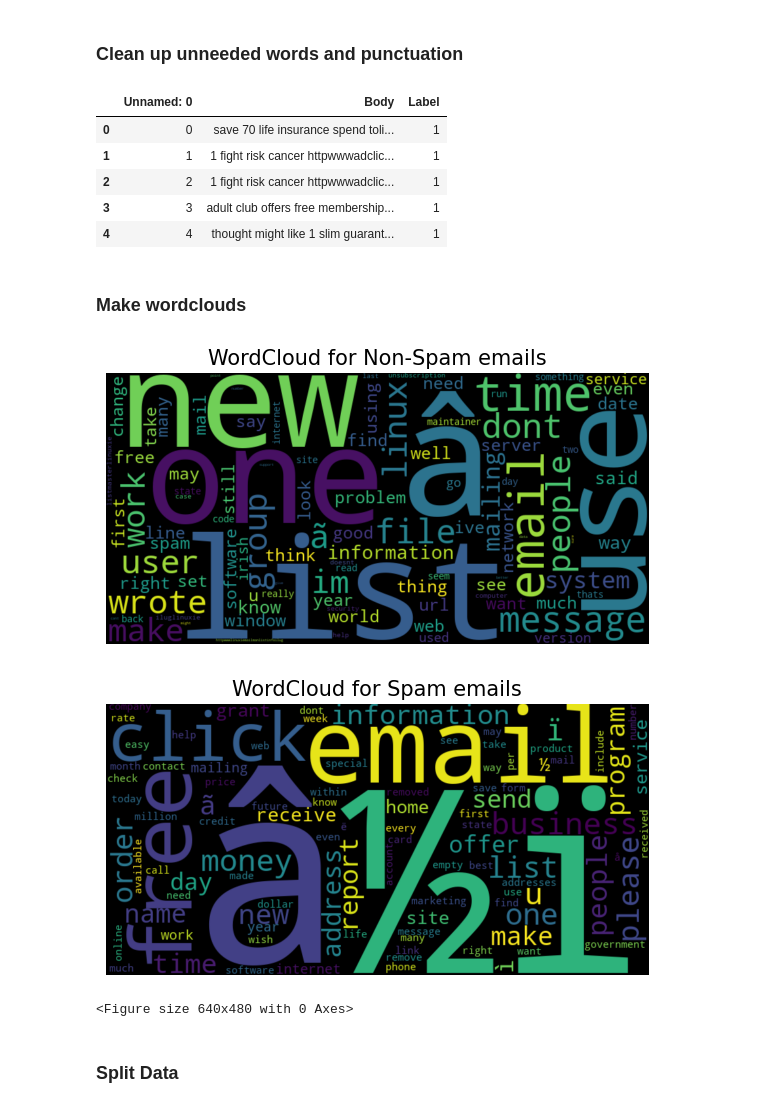
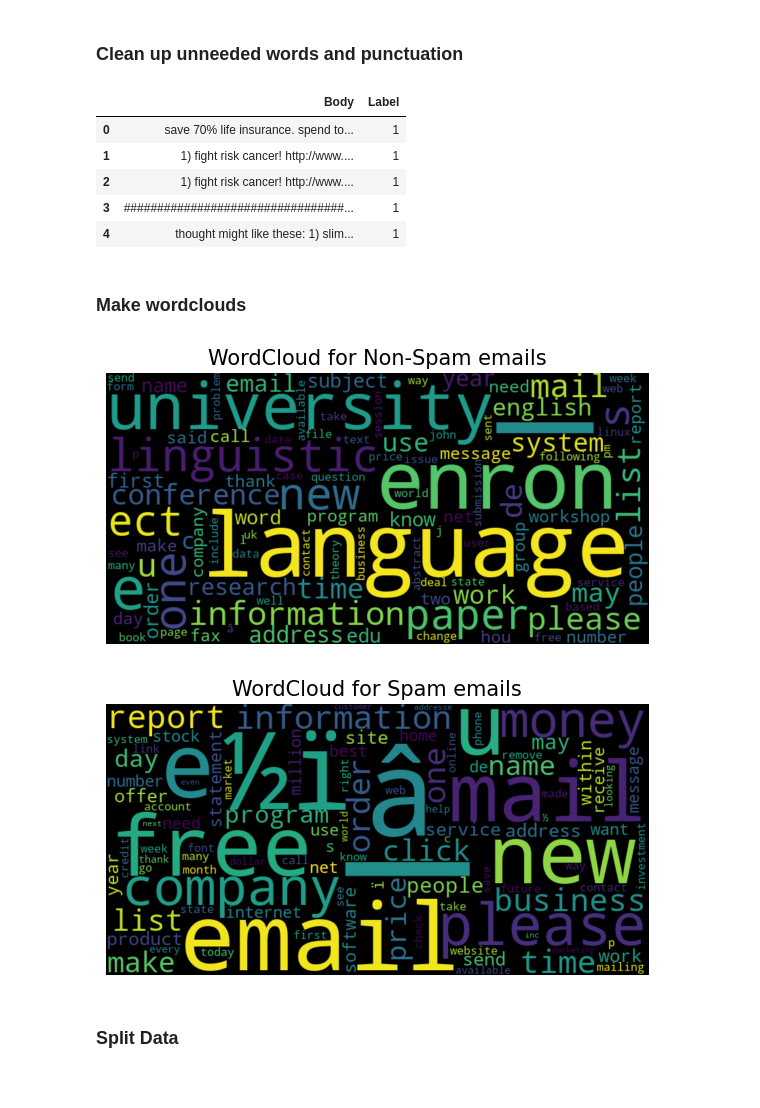
Before and after one commit to PopsicleMud/spam_detection, a Jupyter notebook: spam_detection.ipynb, the cells around one changed output. Drawn from its saved outputs; the diff is of its cells as text; code cells hidden in the pictures.

```diff
--- a/spam_detection.ipynb
+++ b/spam_detection.ipynb
@@ -88,0 +93,4 @@ Index(['Unnamed: 0', 'Body', 'Label'], dtype='object')
+# %%
+df_combined = pd.concat([df_sa, df_enron, df_ling])
+df_combined.drop('Unnamed: 0', axis = 1, inplace=True)
+df_combined.head()
@@ -100,11 +114,11 @@ Ratio of ~ 2:1, not imbalanced enough to require over or under sampling
 ### Clean up unneeded words and punctuation
 # %%
 # remove blanks
-df_sa = df_sa.dropna()
+df_combined = df_combined.dropna()
 
 #  remove the word "Subject" from every email
 
-df_sa['Body'] = df_sa['Body'].str.replace('Subject', '')
+df_combined['Body'] = df_combined['Body'].str.replace('Subject', '')
 
 # remove punctuation
 punctuations_list = string.punctuation
@@ -112,7 +126,7 @@ def remove_punctuations(text):
     temp = str.maketrans('', '', punctuations_list)
     return text.translate(temp)
 
-df_sa['Body']= df_sa['Body'].apply(lambda x: remove_punctuations(x))
+df_sa['Body']= df_combined['Body'].apply(lambda x: remove_punctuations(x))
 
 # remove "stopwords"
 def remove_stopwords(text):
@@ -132,44 +146,43 @@ def remove_stopwords(text):
 	return output
 
 
-df_sa['Body'] = df_sa['Body'].apply(lambda text: remove_stopwords(text))
-df_sa.head()
+df_combined['Body'] = df_combined['Body'].apply(lambda text: remove_stopwords(text))
+df_combined.head()
 
 
 # check cleanup results
-df_sa.head()
+df_combined.head()
 # %% [output]
-|  | Unnamed: 0 | Body | Label |
-| 0 | 0 | save 70 life insurance spend toli... | 1 |
-| 1 | 1 | 1 fight risk cancer httpwwwadclic... | 1 |
-| 2 | 2 | 1 fight risk cancer httpwwwadclic... | 1 |
-| 3 | 3 | adult club offers free membership... | 1 |
-| 4 | 4 | thought might like 1 slim guarant... | 1 |
+|  | Body | Label |
+| 0 | save 70% life insurance. spend to... | 1 |
+| 1 | 1) fight risk cancer! http://www.... | 1 |
+| 2 | 1) fight risk cancer! http://www.... | 1 |
+| 3 | #################################... | 1 |
+| 4 | thought might like these: 1) slim... | 1 |
 # %% [markdown]
 ### Make wordclouds
 # %%
 def plot_word_cloud(data, typ):
     email_corpus = " ".join(data['Body'])
 
     plt.figure(figsize=(7, 7))
 
     wc = WordCloud(background_color='black',
                    max_words=100,
                    width=800,
                    height=400,
                    collocations=False).generate(email_corpus)
 
     plt.imshow(wc, interpolation='bilinear')
     plt.title(f'WordCloud for {typ} emails', fontsize=15)
     plt.axis('off')
     plt.show()
 
-plot_word_cloud(df_sa[df_sa['Label'] == 0], typ='Non-Spam')
-plot_word_cloud(df_sa[df_sa['Label'] == 1], typ='Spam')
+plot_word_cloud(df_combined[df_combined['Label'] == 0], typ='Non-Spam')
+plot_word_cloud(df_combined[df_combined['Label'] == 1], typ='Spam')
 # %% [output]
-[figure, old version]
+[figure, new version]
-[figure, old version]
+[figure, new version]
-<Figure size 640x480 with 0 Axes>
 # %% [markdown]
 ### Split Data
 # %%
```
Also changed, not shown: parts of 9 cells of this notebook.
